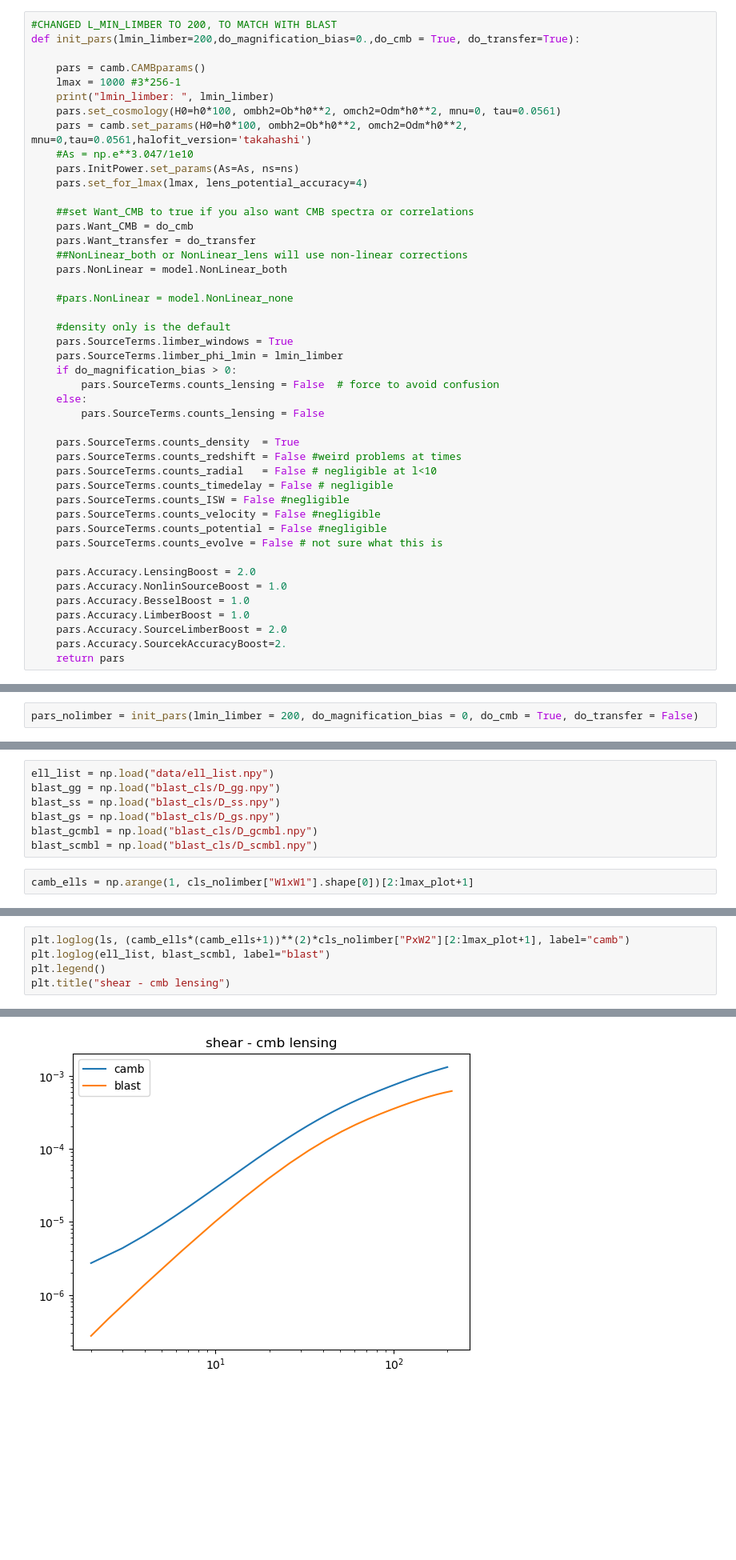
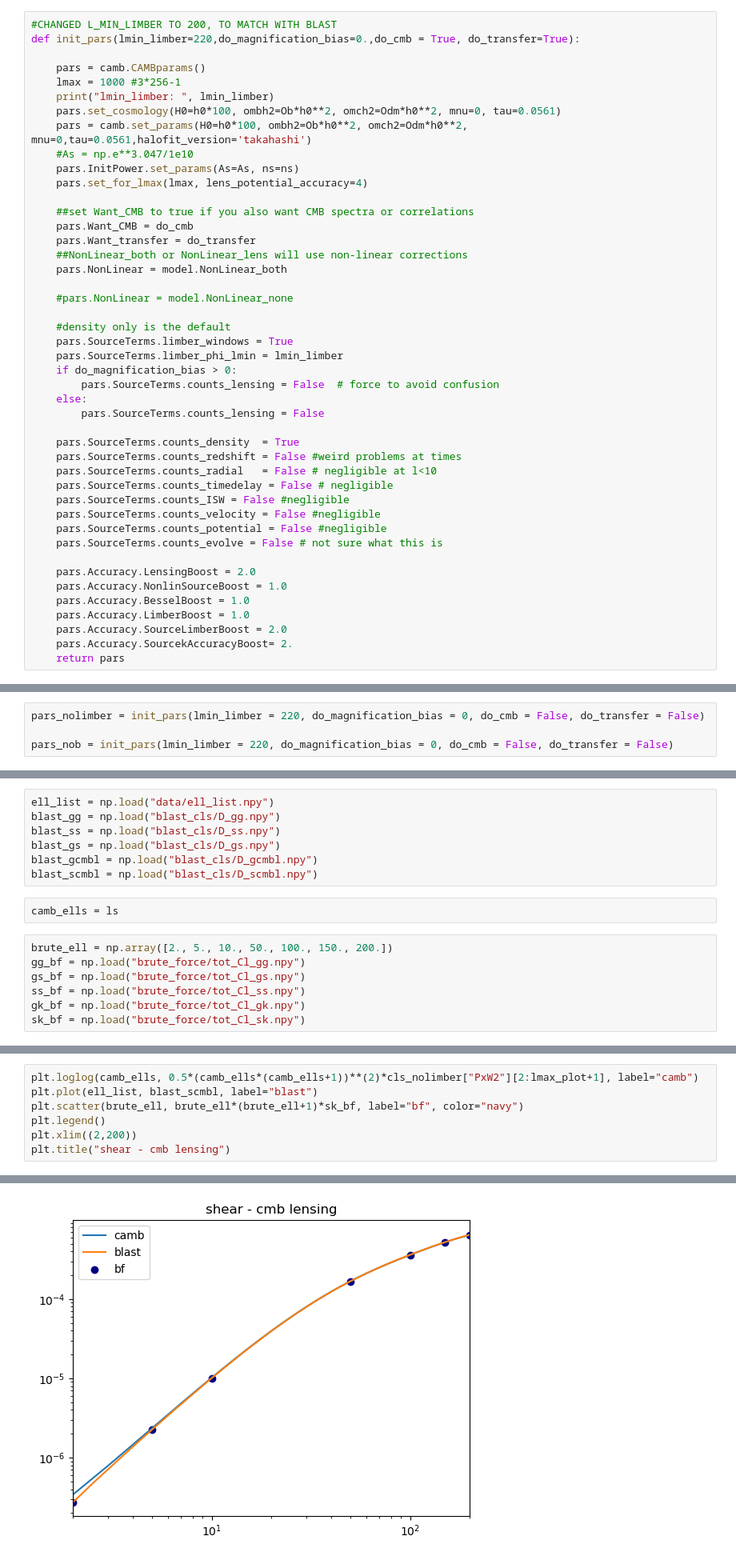
Before and after one commit to sofiachiarenza/Blastoise, a Jupyter notebook: camb_cls.ipynb, the cells around one changed output, grey strips where cells are left out. Shown at 80% size. Drawn from its saved outputs; the diff is of its cells as text; blank space fills up the shorter version.

```diff
--- a/camb_cls.ipynb
+++ b/camb_cls.ipynb
@@ -111,7 +110,7 @@ As = np.e**3.047/1e10
 ns = 0.9645#65
 # %%
 #CHANGED L_MIN_LIMBER TO 200, TO MATCH WITH BLAST
-def init_pars(lmin_limber=200,do_magnification_bias=0.,do_cmb = True, do_transfer=True):
+def init_pars(lmin_limber=220,do_magnification_bias=0.,do_cmb = True, do_transfer=True):
 
     pars = camb.CAMBparams()
     lmax = 1000 #3*256-1
@@ -152,7 +151,7 @@ def init_pars(lmin_limber=200,do_magnification_bias=0.,do_cmb = True, do_transfe
     pars.Accuracy.BesselBoost = 1.0
     pars.Accuracy.LimberBoost = 1.0
     pars.Accuracy.SourceLimberBoost = 2.0
-    pars.Accuracy.SourcekAccuracyBoost=2.
+    pars.Accuracy.SourcekAccuracyBoost= 2.
     return pars
 # %%
 nz = 150 #number of steps to use for the radial/redshift integration
@@ -324,5 +326,7 @@ plt.show()
 # %%
 ## Do it by hand step by step to really figure out
 # %%
-pars_nolimber = init_pars(lmin_limber = 200, do_magnification_bias = 0, do_cmb = True, do_transfer = False)
+pars_nolimber = init_pars(lmin_limber = 220, do_magnification_bias = 0, do_cmb = False, do_transfer = False)
+
+pars_nob = init_pars(lmin_limber = 220, do_magnification_bias = 0, do_cmb = False, do_transfer = False)
 # %% [output]
@@ -385,5 +415,12 @@ blast_gs = np.load("blast_cls/D_gs.npy")
 blast_gcmbl = np.load("blast_cls/D_gcmbl.npy")
 blast_scmbl = np.load("blast_cls/D_scmbl.npy")
 # %%
-camb_ells = np.arange(1, cls_nolimber["W1xW1"].shape[0])[2:lmax_plot+1]
+camb_ells = ls
+# %%
+brute_ell = np.array([2., 5., 10., 50., 100., 150., 200.])
+gg_bf = np.load("brute_force/tot_Cl_gg.npy")
+gs_bf = np.load("brute_force/tot_Cl_gs.npy")
+ss_bf = np.load("brute_force/tot_Cl_ss.npy")
+gk_bf = np.load("brute_force/tot_Cl_gk.npy")
+sk_bf = np.load("brute_force/tot_Cl_sk.npy")
 # %%
@@ -422,11 +466,13 @@ Text(0.5, 1.0, 'galaxy - cmb lensing')
 # %%
-plt.loglog(ls, (camb_ells*(camb_ells+1))**(2)*cls_nolimber["PxW2"][2:lmax_plot+1], label="camb")
-plt.loglog(ell_list, blast_scmbl, label="blast")
+plt.loglog(camb_ells, 0.5*(camb_ells*(camb_ells+1))**(2)*cls_nolimber["PxW2"][2:lmax_plot+1], label="camb")
+plt.plot(ell_list, blast_scmbl, label="blast")
+plt.scatter(brute_ell, brute_ell*(brute_ell+1)*sk_bf, label="bf", color="navy")
 plt.legend()
+plt.xlim((2,200))
 plt.title("shear - cmb lensing")
 # %% [output]
 Text(0.5, 1.0, 'shear - cmb lensing')
-[figure, old version]
+[figure, new version]
 # %% [markdown]
 # Extracting the power spectrum for Blast
 # %%
```
Also changed, not shown: parts of 25 cells of this notebook, 8 other files.
